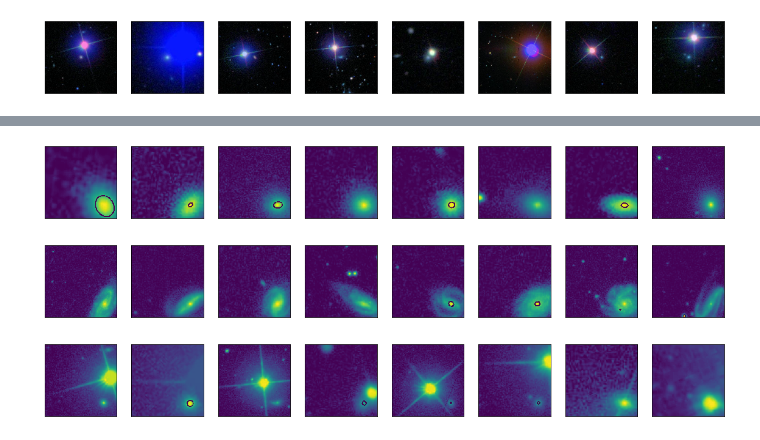
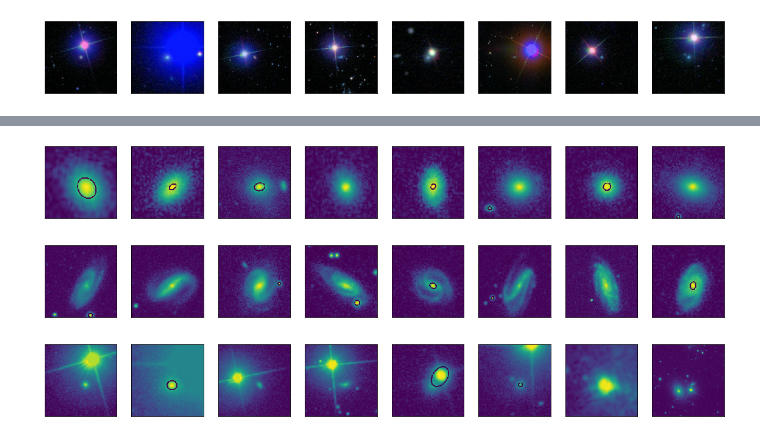
Before and after one commit to Nico-Facto/Computeur-Vision, a Jupyter notebook: GalaxyZoo/Preprocess Galaxy.ipynb, the cells around one changed output, grey strips where cells are left out. Drawn from its saved outputs; the diff is of its cells as text; code cells hidden in the pictures.

```diff
--- a/GalaxyZoo/Preprocess Galaxy.ipynb
+++ b/GalaxyZoo/Preprocess Galaxy.ipynb
@@ -134,43 +135,43 @@ def buildcont(array,val_break): # pour avoir les x premiéres de chaques classes
     for id_f in tqdm(array):
         image = cv2.imread(f'./images_training_rev1/{id_f}.jpg')
 
-        image = cv2.cvtColor(image, cv2.COLOR_RGB2GRAY)
+        image = cv2.cvtColor(image, cv2.COLOR_BGR2GRAY)
         ret,thresh = cv2.threshold(image,127,255,0)
 
         contours,hierarchy = cv2.findContours(thresh, 1, 2)[-2:]
 
         try :
             cnt = contours[0]
             M = cv2.moments(cnt)
             ellipse = cv2.fitEllipse(cnt)
             image = cv2.ellipse(image,ellipse,(0,255,0),2)
         except :
             continue
 
-        y=50
-        x=50
+        y=100
+        x=100
         h=200
         w=200
         crop = image[y:y+h, x:x+w]
 
         plt.subplot(1, val_break, i)
         plt.imshow(crop)
         plt.xticks([])
         plt.yticks([])
         i += 1
         if i >= (val_break+1):
             break
 
 buildcont(f1,8) #f1 = array top 100 class 1.1 + 8 images
 buildcont(f2,8) #f2 = array top 100 class 1.2 + 8 images
 buildcont(f3,8) #f3 = array top 100 class 1.3 + 8 images
 # %% [output]
 [interactive output not drawn]
 [interactive output not drawn]
 [interactive output not drawn]
-[figure, old version]
+[figure, new version]
-[figure, old version]
+[figure, new version]
-[figure, old version]
+[figure, new version]
 # %%
 def buildbleu(array,val_break): # pour avoir les x premiéres de chaques classes
     i =1
```
Also changed, not shown: parts of 2 cells of this notebook, 2 other files.
